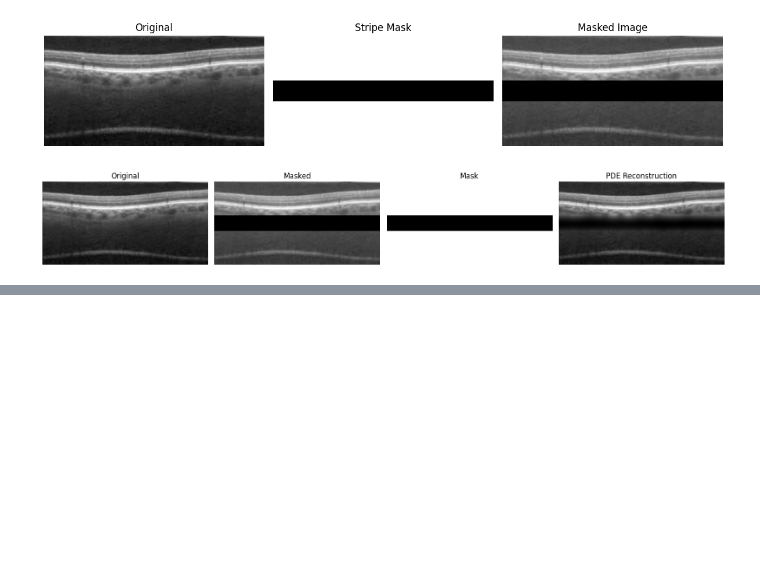
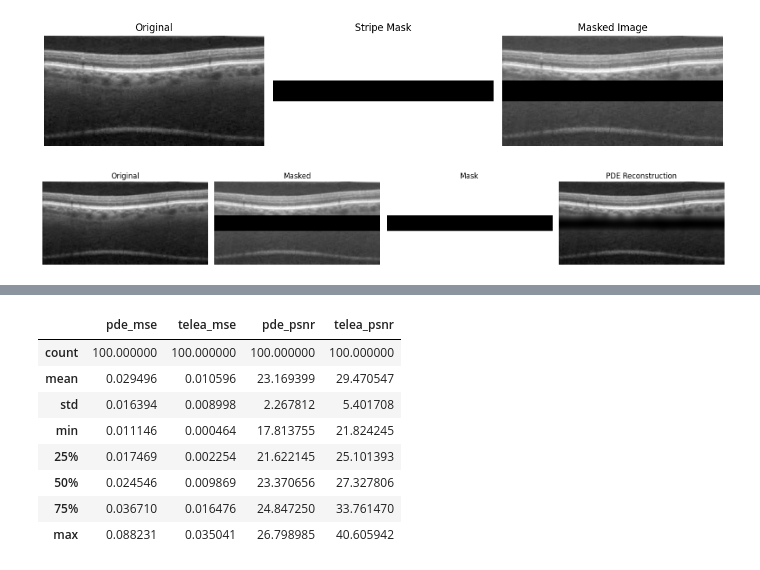
Before and after one commit to JonathanMa03/diff-in-eye, a Jupyter notebook: notebooks/03_pde_diffusion.ipynb, the cells around one changed output, grey strips where cells are left out. Cells and saved outputs as stored; diff of their text form; code cells hidden in the pictures; blank space fills up the shorter version.

```diff
--- a/notebooks/03_pde_diffusion.ipynb
+++ b/notebooks/03_pde_diffusion.ipynb
@@ -169,0 +236,53 @@ plt.show()
+# %%
+def evaluate_pde_vs_telea(image_paths, n_samples=100, n_iters=500, dt=0.1):
+    rows = []
+
+    for path in image_paths[:n_samples]:
+        original = preprocess_image(path)
+        mask = horizontal_stripe_mask(original.shape, stripe_height=24)
+        masked = original * mask
+
+        pde_recon = pde_diffusion_reconstruction(
+            masked,
+            mask,
+            n_iters=n_iters,
+            dt=dt
+        )
+
+        masked_uint8 = (masked * 255).astype(np.uint8)
+        opencv_mask = ((1 - mask) * 255).astype(np.uint8)
+
+        telea_recon = cv2.inpaint(
+            masked_uint8,
+            opencv_mask,
+            inpaintRadius=3,
+            flags=cv2.INPAINT_TELEA
+        ).astype(np.float32) / 255.0
+
+        rows.append({
+            "pde_mse": masked_mse(original, pde_recon, mask),
+            "telea_mse": masked_mse(original, telea_recon, mask),
+            "pde_psnr": psnr(original, pde_recon),
+            "telea_psnr": psnr(original, telea_recon),
+        })
+
+    return pd.DataFrame(rows)
+
+pde_results = evaluate_pde_vs_telea(
+    train_paths,
+    n_samples=100,
+    n_iters=500,
+    dt=0.1
+)
+
+pde_results.describe()
+# %% [output]
+|  | pde_mse | telea_mse | pde_psnr | telea_psnr |
+| count | 100.000000 | 100.000000 | 100.000000 | 100.000000 |
+| mean | 0.029496 | 0.010596 | 23.169399 | 29.470547 |
+| std | 0.016394 | 0.008998 | 2.267812 | 5.401708 |
+| min | 0.011146 | 0.000464 | 17.813755 | 21.824245 |
+| 25% | 0.017469 | 0.002254 | 21.622145 | 25.101393 |
+| 50% | 0.024546 | 0.009869 | 23.370656 | 27.327806 |
+| 75% | 0.036710 | 0.016476 | 24.847250 | 33.761470 |
+| max | 0.088231 | 0.035041 | 26.798985 | 40.605942 |
```
Also changed, not shown: parts of 7 cells of this notebook, 1 other file.
